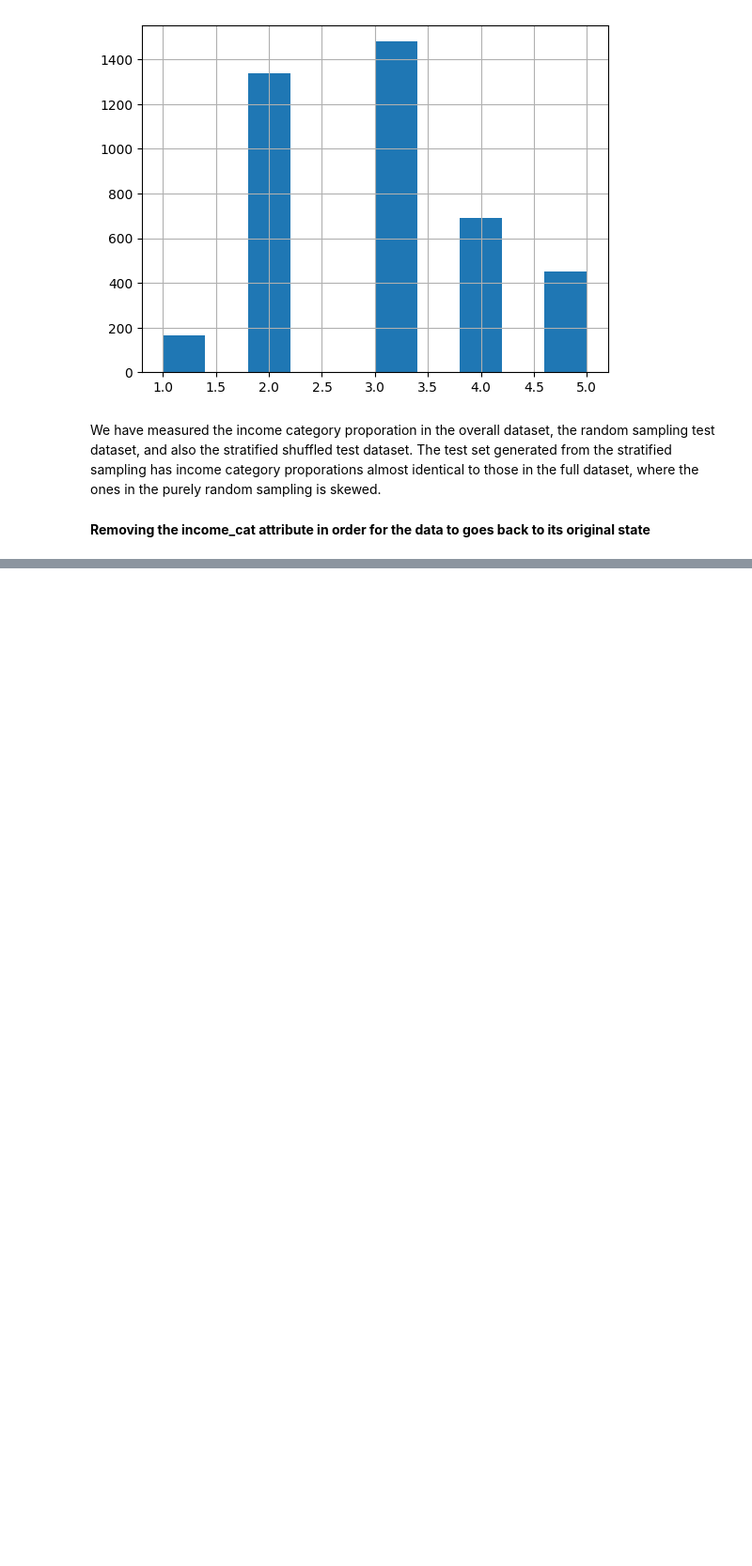
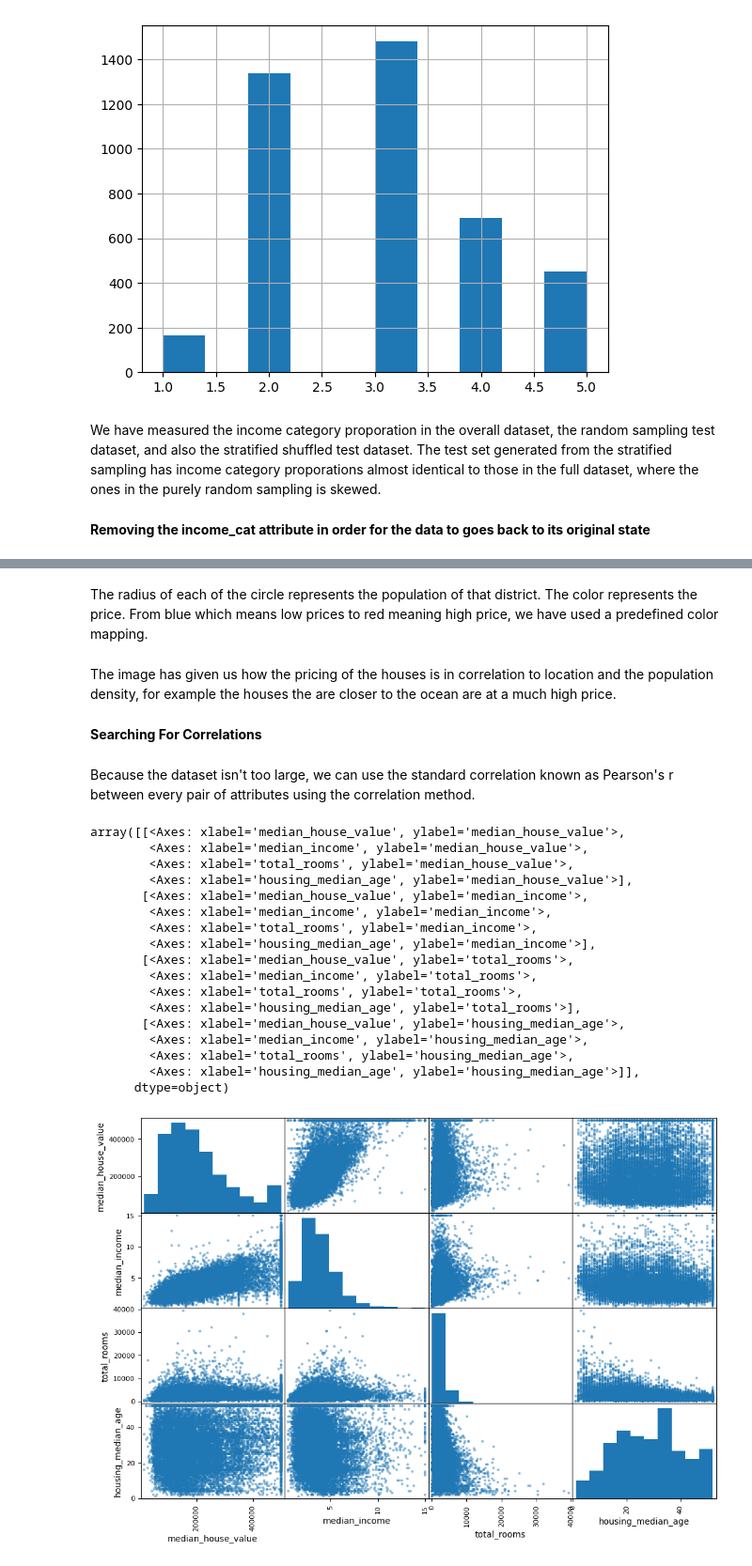
Before and after one commit to KingHikarii/End-To-End-Machine-Learning-Project, a Jupyter notebook: Machine_Learning_Project_1.ipynb, the cells around one changed output, grey strips where cells are left out. Shown at 94% size. Saved outputs shown, nothing was run; the diff lists cells and outputs as text; code cells hidden in the pictures; blank space fills up the shorter version.

```diff
--- a/Machine_Learning_Project_1.ipynb
+++ b/Machine_Learning_Project_1.ipynb
@@ -237,0 +288,33 @@ for set_ in (strat_train_set, strat_test_set):
+# %% [markdown]
+The radius of each of the circle represents the population of that district. The color represents the price. From blue which means low prices to red meaning high price, we have used a predefined color mapping.
+# %% [markdown]
+The image has given us how the pricing of the houses is in correlation to location and the population density, for example the houses the are closer to the ocean are at a much high price.
+# %% [markdown]
+**Searching For Correlations**
+# %% [markdown]
+Because the dataset isn't too large, we can use the standard correlation known as Pearson's r between every pair of attributes using the correlation method.
+# %%
+from pandas.plotting import scatter_matrix
+
+attributes = ['median_house_value', 'median_income', 'total_rooms', 'housing_median_age']
+
+scatter_matrix(housing_data[attributes], figsize = (12, 8))
+# %% [output]
+array([[<Axes: xlabel='median_house_value', ylabel='median_house_value'>,
+        <Axes: xlabel='median_income', ylabel='median_house_value'>,
+        <Axes: xlabel='total_rooms', ylabel='median_house_value'>,
+        <Axes: xlabel='housing_median_age', ylabel='median_house_value'>],
+       [<Axes: xlabel='median_house_value', ylabel='median_income'>,
+        <Axes: xlabel='median_income', ylabel='median_income'>,
+        <Axes: xlabel='total_rooms', ylabel='median_income'>,
+        <Axes: xlabel='housing_median_age', ylabel='median_income'>],
+       [<Axes: xlabel='median_house_value', ylabel='total_rooms'>,
+        <Axes: xlabel='median_income', ylabel='total_rooms'>,
+        <Axes: xlabel='total_rooms', ylabel='total_rooms'>,
+        <Axes: xlabel='housing_median_age', ylabel='total_rooms'>],
+       [<Axes: xlabel='median_house_value', ylabel='housing_median_age'>,
+        <Axes: xlabel='median_income', ylabel='housing_median_age'>,
+        <Axes: xlabel='total_rooms', ylabel='housing_median_age'>,
+        <Axes: xlabel='housing_median_age', ylabel='housing_median_age'>]],
+      dtype=object)
+[figure, added]
```
Also changed, not shown: parts of 11 cells of this notebook.
